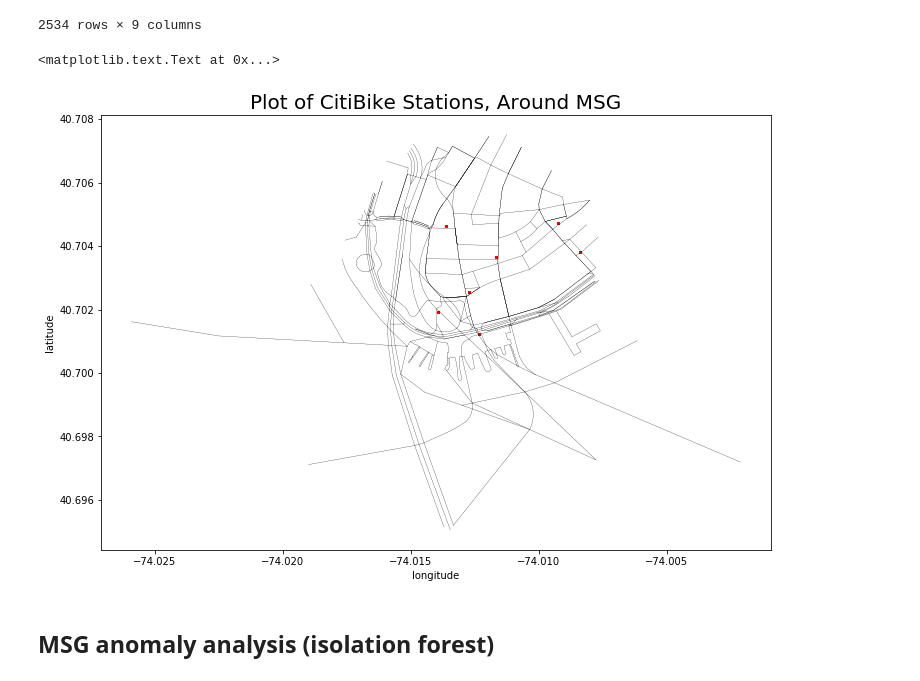
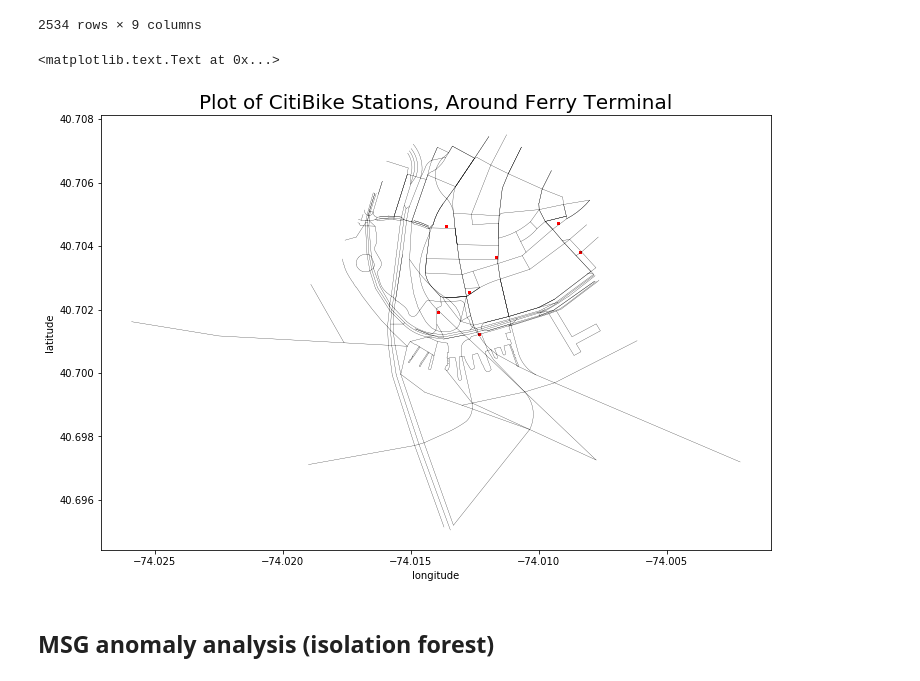
Before and after one commit to gperrin12/anomaly_detection_NYC_transit, a Jupyter notebook: Citi_Month_Stat_Agg.ipynb, the cells around one changed output. Cells and saved outputs as stored; diff of their text form; code cells hidden in the pictures.

```diff
--- a/Citi_Month_Stat_Agg.ipynb
+++ b/Citi_Month_Stat_Agg.ipynb
@@ -731,16 +793,16 @@ citi_df_total_subset
 # %%
 # is there a way to easily plot each color differently? I have this color column highlighting outliers!
 
 MSG_sample = citi_df_total_subset.sample(n=1000)
 f, (ax1) = plt.subplots(figsize=(12,8))
 MSG_sample.plot(alpha=0.5, ax=ax1, color = 'red')
 ny_streets['geometry'].plot(alpha=1, linewidth=0.25, ax=ax1, color = '0')
-ax1.set_title("Plot of CitiBike Stations, Around MSG", fontsize=20)
+ax1.set_title("Plot of CitiBike Stations, Around Ferry Terminal", fontsize=20)
 plt.xlabel("longitude")
 plt.ylabel("latitude")
 # %% [output]
 <matplotlib.text.Text at 0x...>
-[figure, old version]
+[figure, new version]
 # %% [markdown]
 ## MSG anomaly analysis (isolation forest)
 # %%
```
Also changed, not shown: parts of 59 cells of this notebook, 1 other file.
